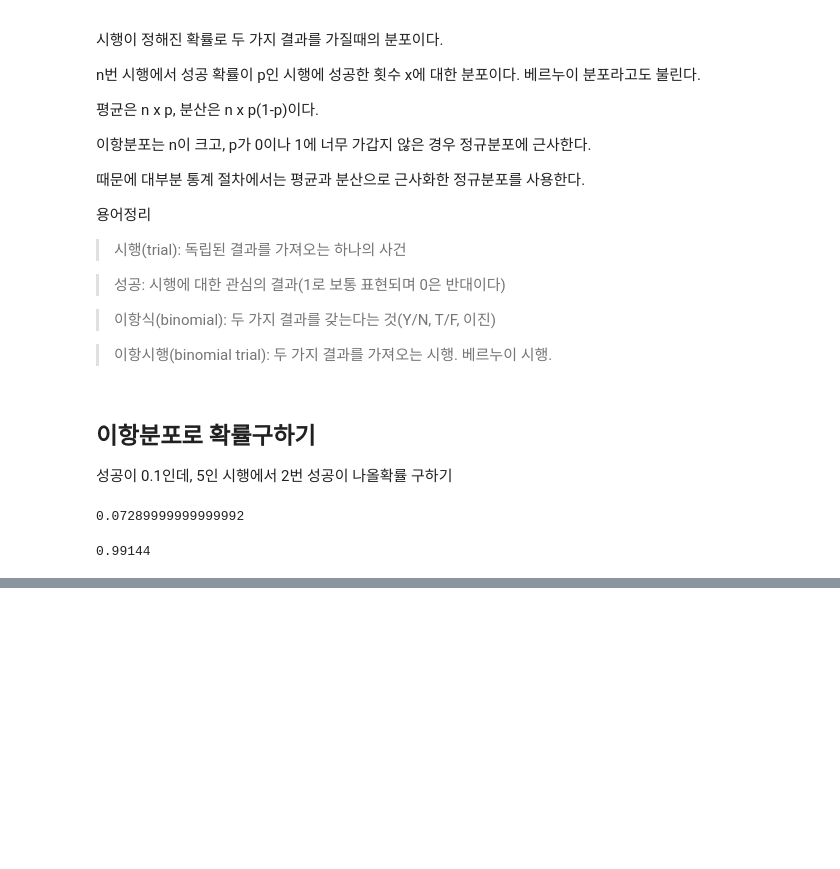
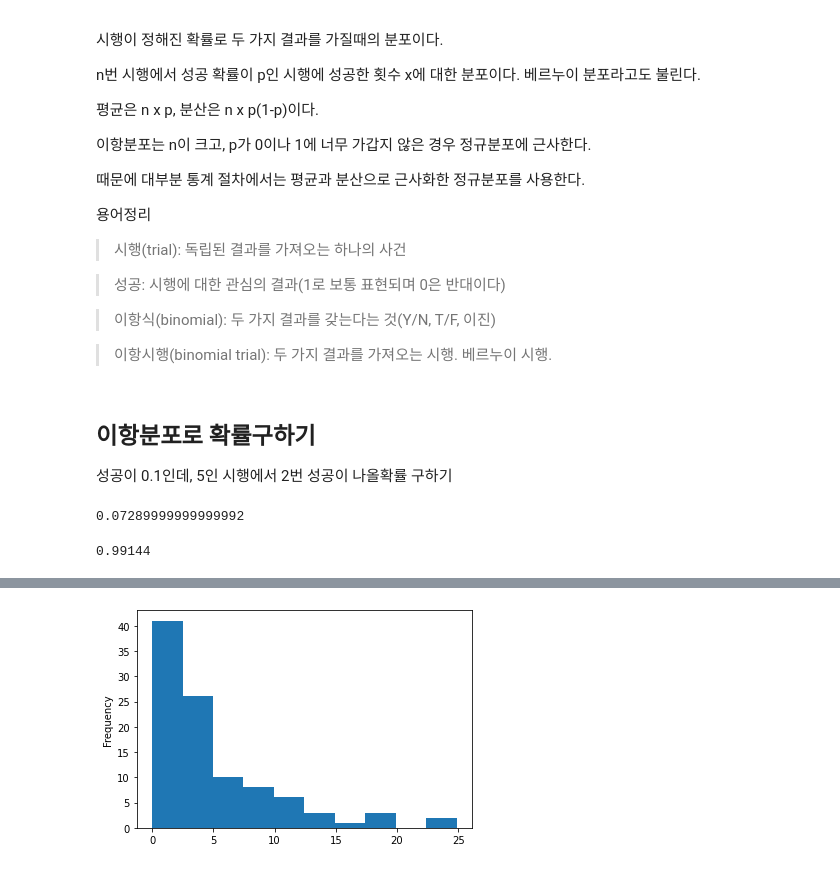
Before and after one commit to Angela-Park-JE/Practical_Statistics, a Jupyter notebook: Ch02/2.6-distributions.ipynb, the cells around one changed output, grey strips where cells are left out. Cells and saved outputs as stored; diff of their text form; code cells hidden in the pictures; blank space fills up the shorter version.

```diff
--- a/Ch02/2.6-distributions.ipynb
+++ b/Ch02/2.6-distributions.ipynb
@@ -243,0 +286,12 @@ stats.binom.cdf(2, n = 5, p = 0.1)
+# %%
+# 주기별 평균 사건수가 0.2 인 지수분포에서 난수 100개 생성
+
+exponential_d = stats.expon.rvs(scale = 1/0.2, size = 100) # 이는 scale = 5, size = 100 인 것과 같다.
+# %%
+# 이 분포를 시각화한다. 마찬가지로 횟수를 세는 것이기 떄문에 히스토그램을 그린다.
+# 시리즈로 만들어 히스토그램을 그린다.
+
+pd.Series(exponential_d).plot.hist()
+plt.show()
+# %% [output]
+[figure, added]
```
Also changed, not shown: parts of 6 cells of this notebook.
